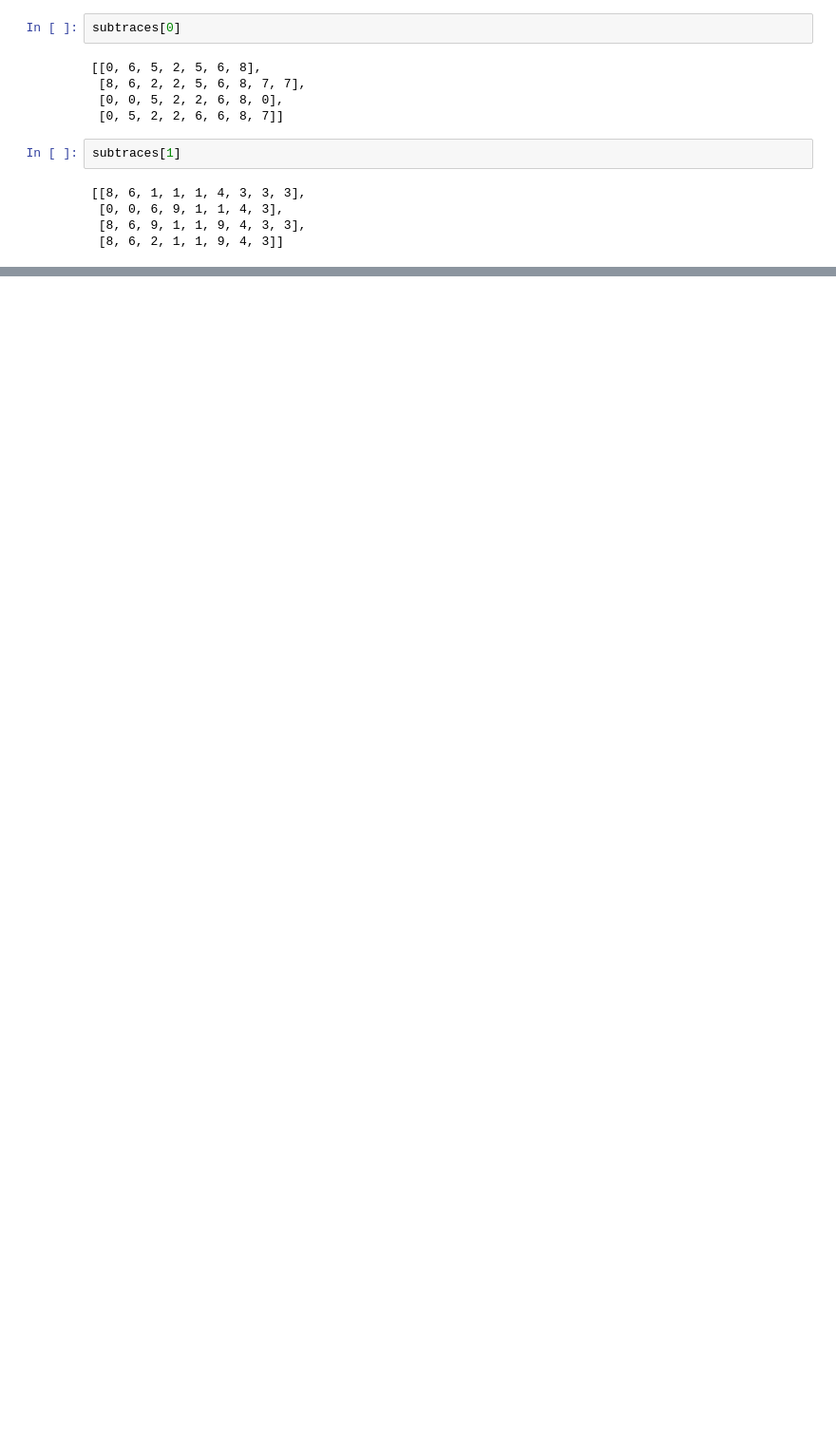
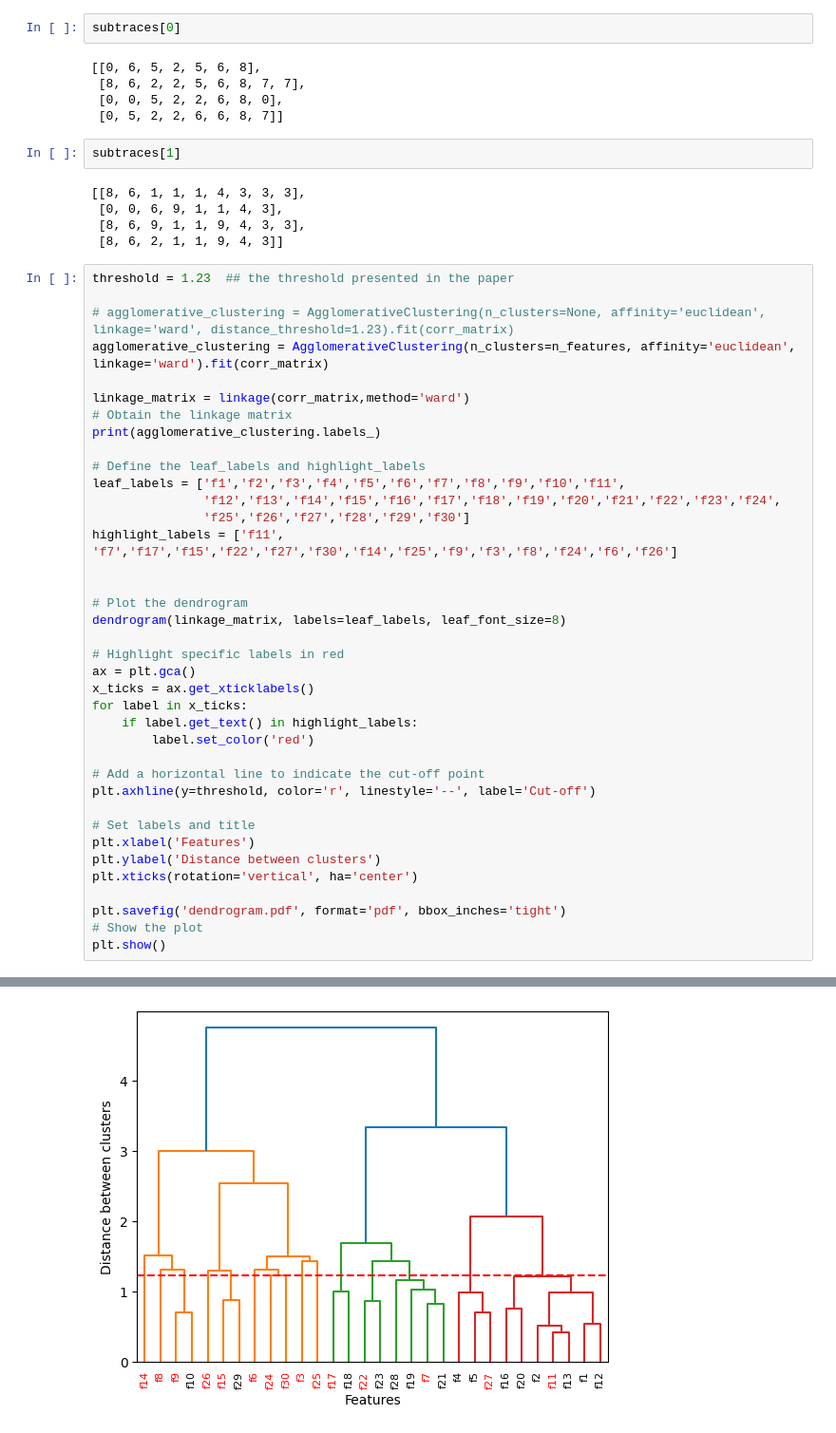
Before and after one commit to zihangs/target_poses_recognition_pm, a Jupyter notebook: running_example/example.ipynb, the cells around one changed output, grey strips where cells are left out. Shown: that part at 95% size. Drawn from its saved outputs; the diff is of its cells as text; blank space fills up the shorter version.

```diff
--- a/running_example/example.ipynb
+++ b/running_example/example.ipynb
@@ -268,3 +282,42 @@ subtraces[1]
  [0, 0, 6, 9, 1, 1, 4, 3],
  [8, 6, 9, 1, 1, 9, 4, 3, 3],
  [8, 6, 2, 1, 1, 9, 4, 3]]
+# %%
+threshold = 1.23  ## the threshold presented in the paper
+
+# agglomerative_clustering = AgglomerativeClustering(n_clusters=None, affinity='euclidean', linkage='ward', distance_threshold=1.23).fit(corr_matrix)
+agglomerative_clustering = AgglomerativeClustering(n_clusters=n_features, affinity='euclidean', linkage='ward').fit(corr_matrix)
+
+linkage_matrix = linkage(corr_matrix,method='ward')
+# Obtain the linkage matrix
+print(agglomerative_clustering.labels_)
+
+# Define the leaf_labels and highlight_labels
+leaf_labels = ['f1','f2','f3','f4','f5','f6','f7','f8','f9','f10','f11',
+               'f12','f13','f14','f15','f16','f17','f18','f19','f20','f21','f22','f23','f24',
+               'f25','f26','f27','f28','f29','f30']
+highlight_labels = ['f11', 'f7','f17','f15','f22','f27','f30','f14','f25','f9','f3','f8','f24','f6','f26']
+
+
+# Plot the dendrogram
+dendrogram(linkage_matrix, labels=leaf_labels, leaf_font_size=8)
+
+# Highlight specific labels in red
+ax = plt.gca()
+x_ticks = ax.get_xticklabels()
+for label in x_ticks:
+    if label.get_text() in highlight_labels:
+        label.set_color('red')
+
+# Add a horizontal line to indicate the cut-off point
+plt.axhline(y=threshold, color='r', linestyle='--', label='Cut-off')
+
+# Set labels and title
+plt.xlabel('Features')
+plt.ylabel('Distance between clusters')
+plt.xticks(rotation='vertical', ha='center')
+
+plt.savefig('dendrogram.pdf', format='pdf', bbox_inches='tight')
+# Show the plot
+plt.show()
+# %% [output]
@@ -271 +326,2 @@ subtraces[1]
+[figure, added]
 # %%
```
Also changed, not shown: parts of 7 cells of this notebook, 14 other files.
